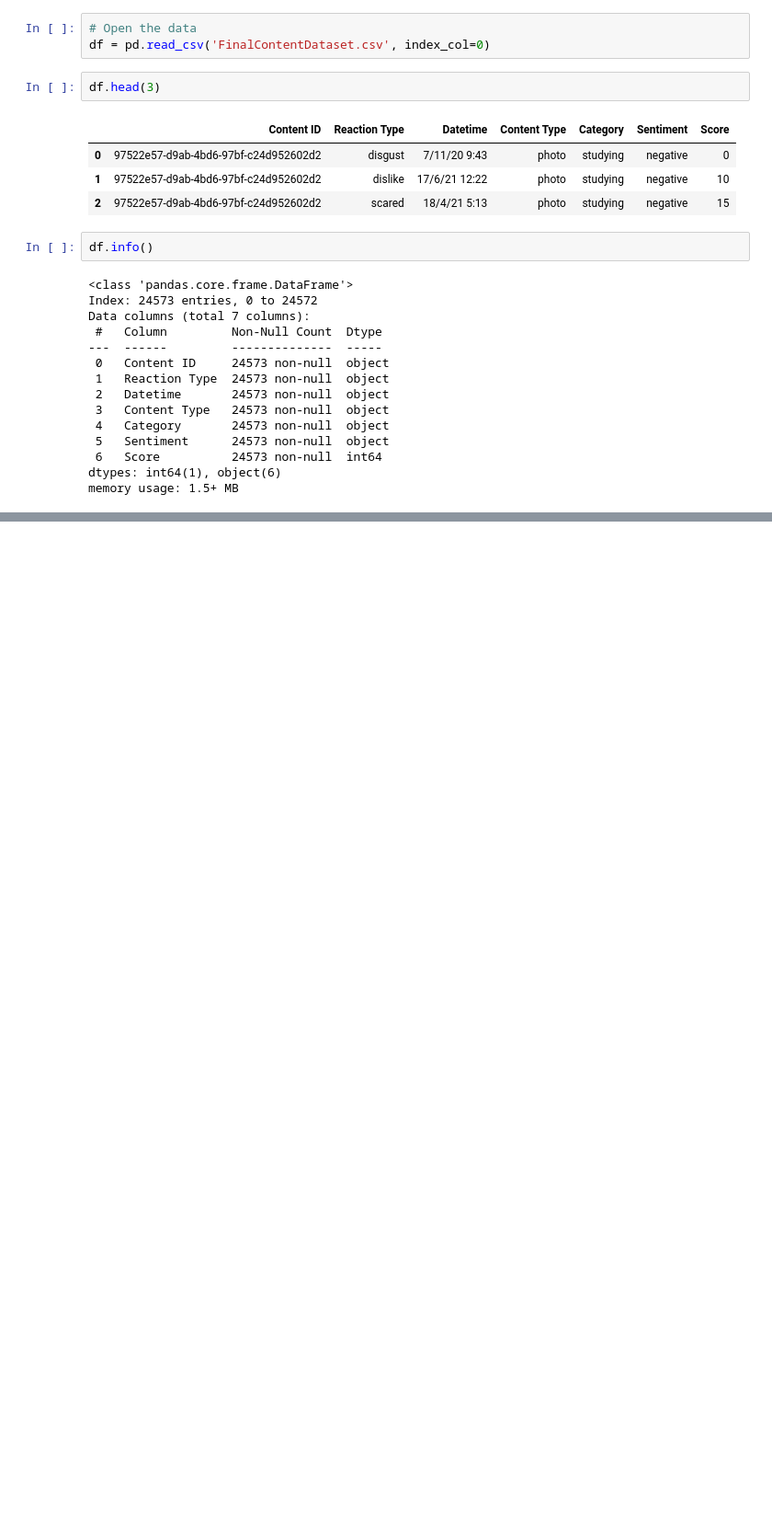
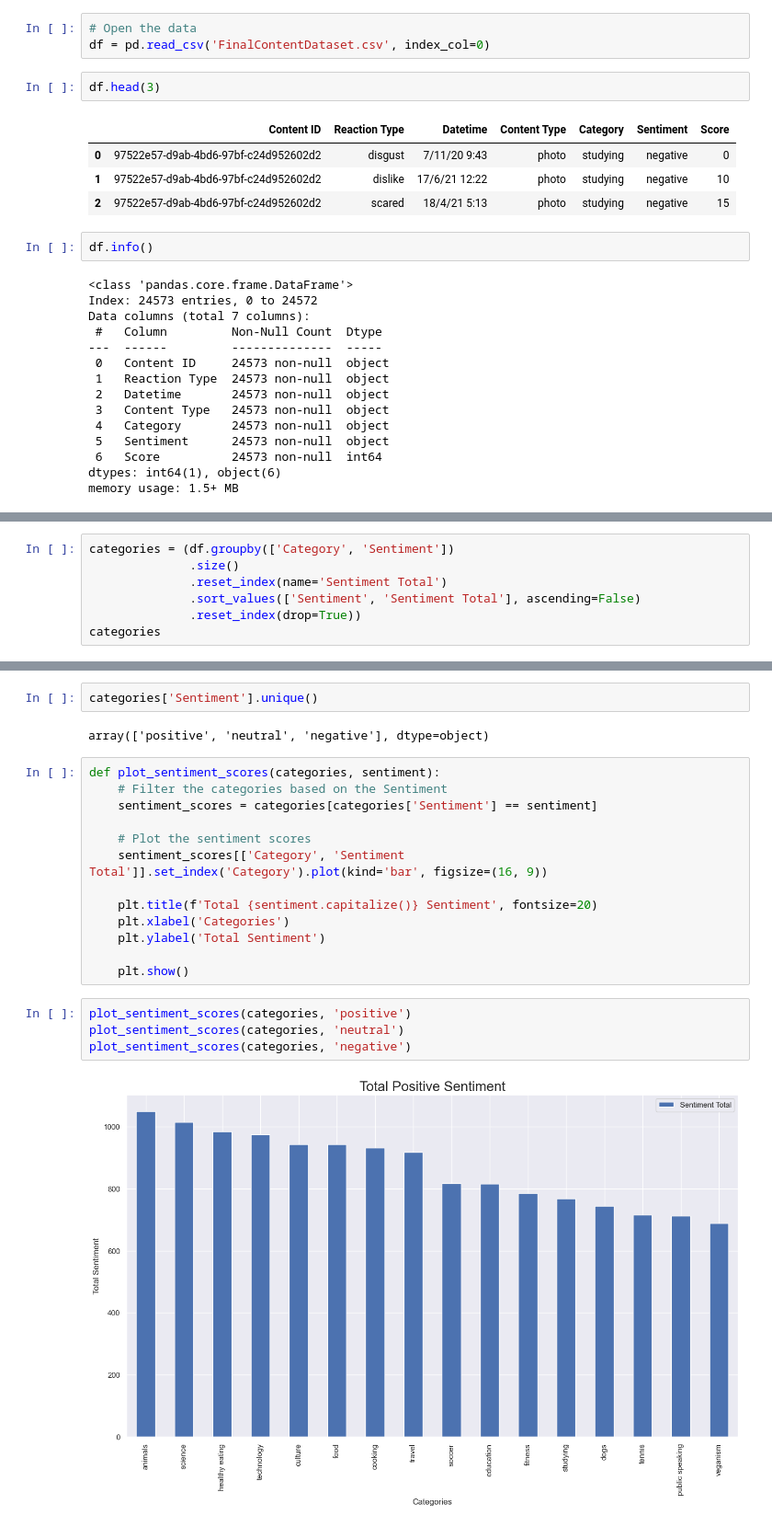
Before and after one commit to sabirinID/Accenture-Data-Analytics-Virtual-Internship, a Jupyter notebook: Files/3-Data-Visualization-and-Storytelling/Task 3 Data Visualization.ipynb, the cells around one changed output, grey strips where cells are left out. Shown at 92% size. Drawn from its saved outputs; the diff is of its cells as text; blank space fills up the shorter version.

```diff
--- a/Files/3-Data-Visualization-and-Storytelling/Task 3 Data Visualization.ipynb
+++ b/Files/3-Data-Visualization-and-Storytelling/Task 3 Data Visualization.ipynb
@@ -67,0 +103,7 @@ memory usage: 1.5+ MB
+# %%
+categories = (df.groupby(['Category', 'Sentiment'])
+              .size()
+              .reset_index(name='Sentiment Total')
+              .sort_values(['Sentiment', 'Sentiment Total'], ascending=False)
+              .reset_index(drop=True))
+categories
@@ -67,0 +128,23 @@ memory usage: 1.5+ MB
+# %%
+categories['Sentiment'].unique()
+# %% [output]
+array(['positive', 'neutral', 'negative'], dtype=object)
+# %%
+def plot_sentiment_scores(categories, sentiment):
+    # Filter the categories based on the Sentiment
+    sentiment_scores = categories[categories['Sentiment'] == sentiment]
+
+    # Plot the sentiment scores
+    sentiment_scores[['Category', 'Sentiment Total']].set_index('Category').plot(kind='bar', figsize=(16, 9))
+
+    plt.title(f'Total {sentiment.capitalize()} Sentiment', fontsize=20)
+    plt.xlabel('Categories')
+    plt.ylabel('Total Sentiment')
+
+    plt.show()
+# %%
+plot_sentiment_scores(categories, 'positive')
+plot_sentiment_scores(categories, 'neutral')
+plot_sentiment_scores(categories, 'negative')
+# %% [output]
+[figure, added]
```
Also changed, not shown: parts of 6 cells of this notebook.
